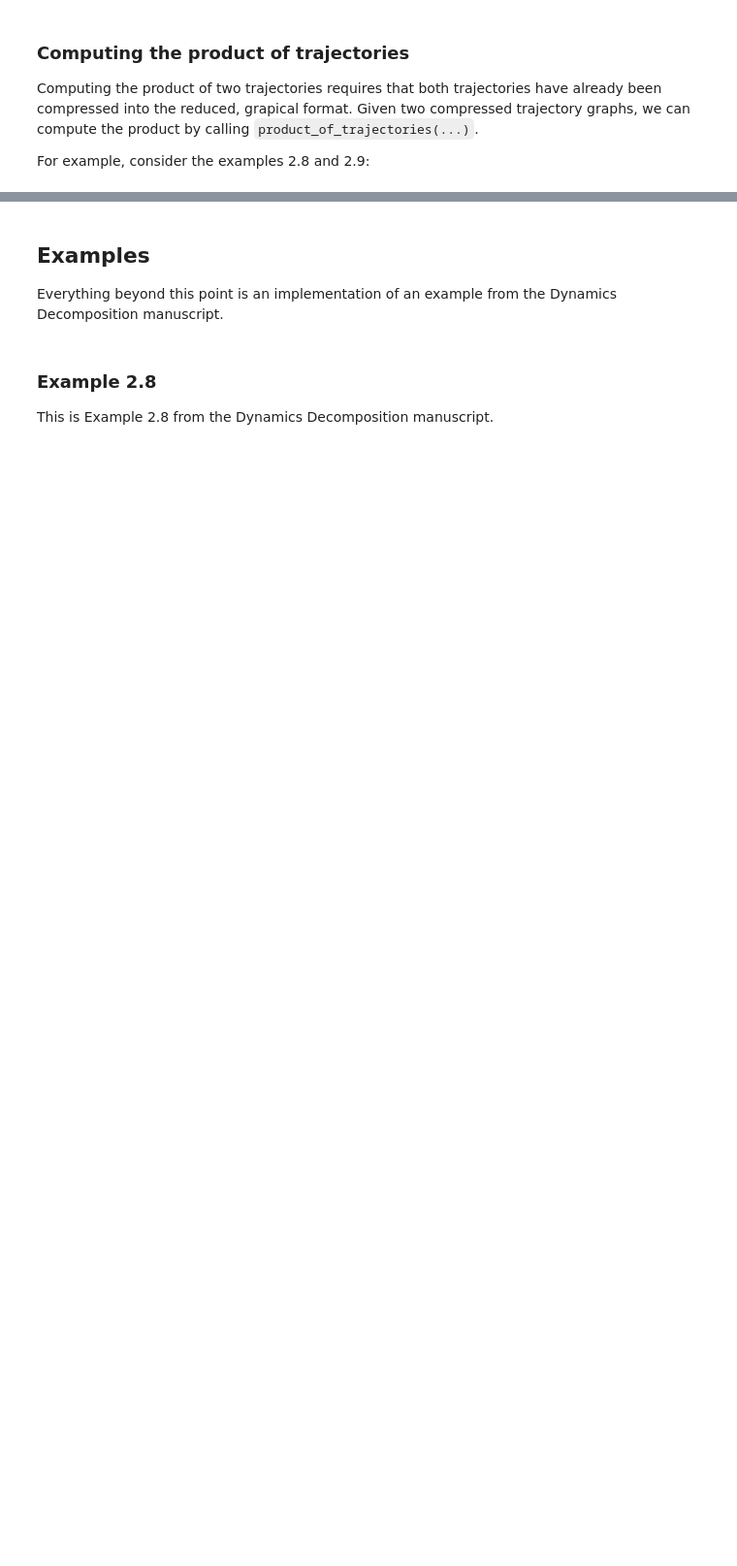
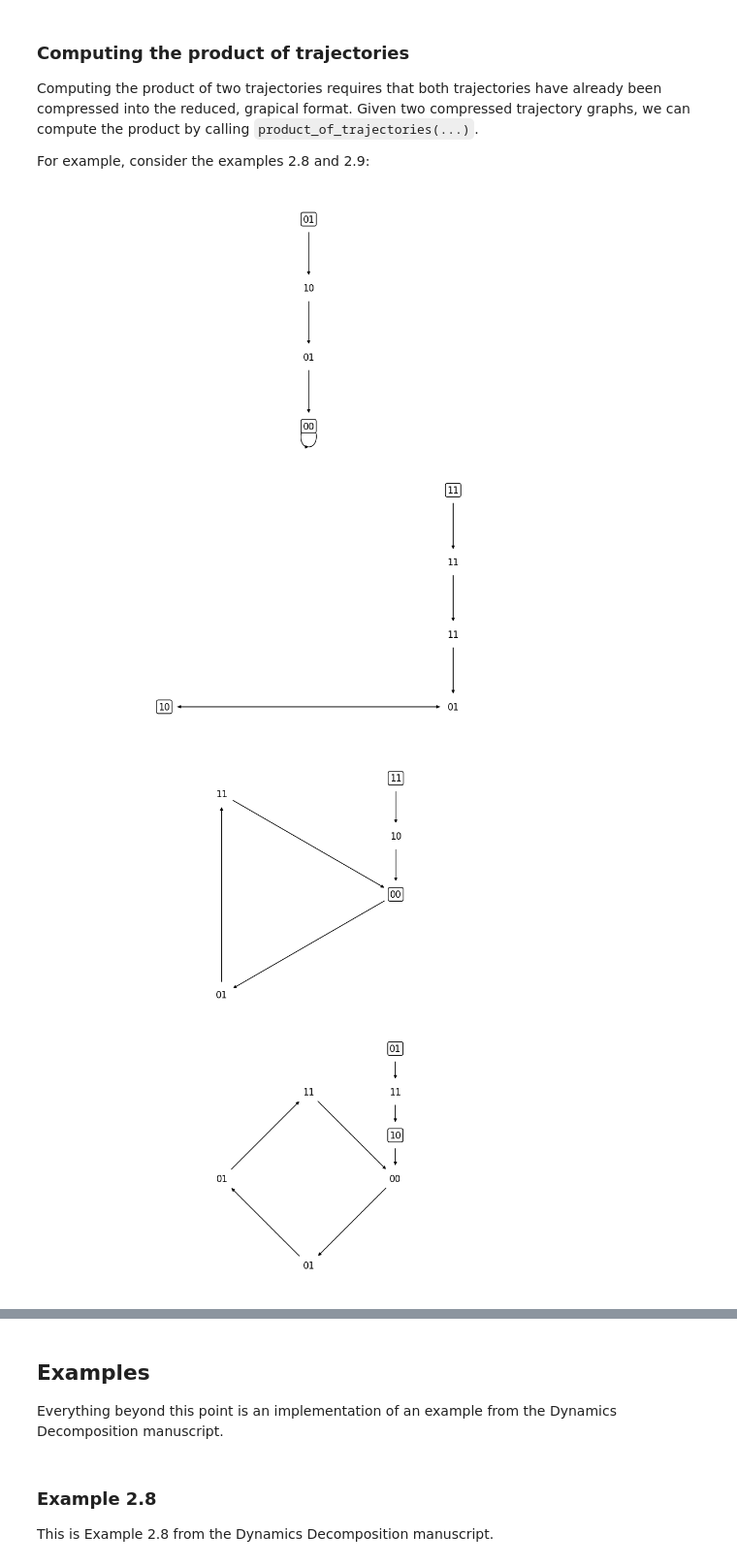
Before and after one commit to ckadelka/BoolForge, a Jupyter notebook: tutorials/tutorial_dynamics_decomposition.ipynb, the cells around one changed output, grey strips where cells are left out. Shown at 97% size. Drawn from its saved outputs; the diff is of its cells as text; code cells hidden in the pictures; blank space fills up the shorter version.

```diff
--- a/tutorials/tutorial_dynamics_decomposition.ipynb
+++ b/tutorials/tutorial_dynamics_decomposition.ipynb
@@ -114,12 +123,15 @@ For example, consider the examples 2.8 and 2.9:
 # %%
 n_2_8 = boolforge.BooleanNetwork([[0,0,0,1], [0,1], [0, 1]], [[1, 2], [0], [2]])
 G_2_8 = n_2_8.get_trajectories([[1]], [[1,0]])
 
 n_2_9 = boolforge.BooleanNetwork([[0,0,0,1], [1,0], [0, 1]], [[1, 2], [0], [2]])
 G_2_9 = n_2_9.get_trajectories([[1]], [[1,0]])
 
 G = boolforge.product_of_trajectories(G_2_8, G_2_9)
 
-boolforge.plot_trajectory(G_2_8, False);
-boolforge.plot_trajectory(G_2_9, False);
-boolforge.plot_trajectory(G, False);
+boolforge.plot_trajectory(G_2_8, show = True);
+boolforge.plot_trajectory(G_2_9, show = True);
+boolforge.plot_trajectory(G, show = True);
+# %% [output]
+[figure, added]
+[figure, added]
```
Also changed, not shown: parts of 14 cells of this notebook, 7 other files.
